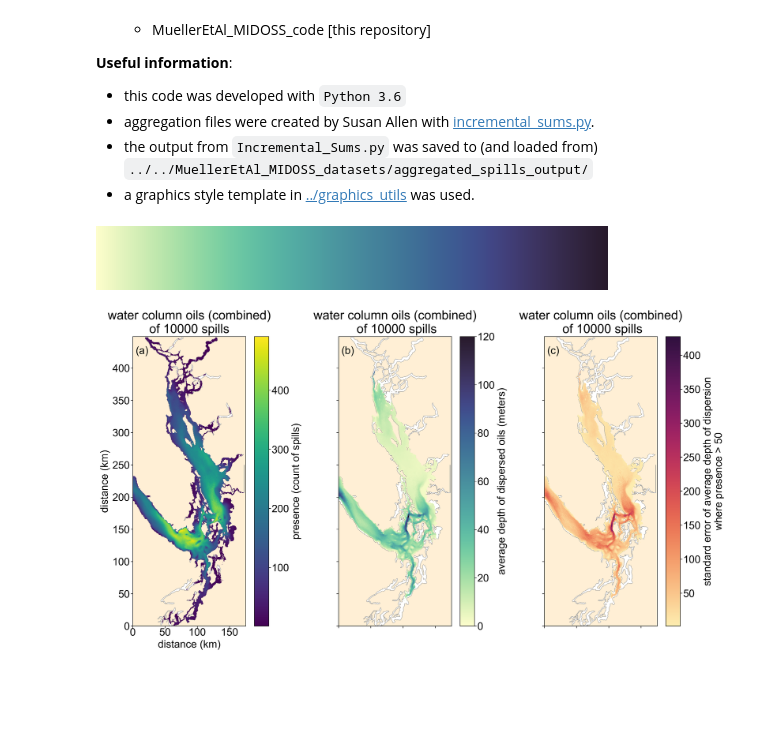
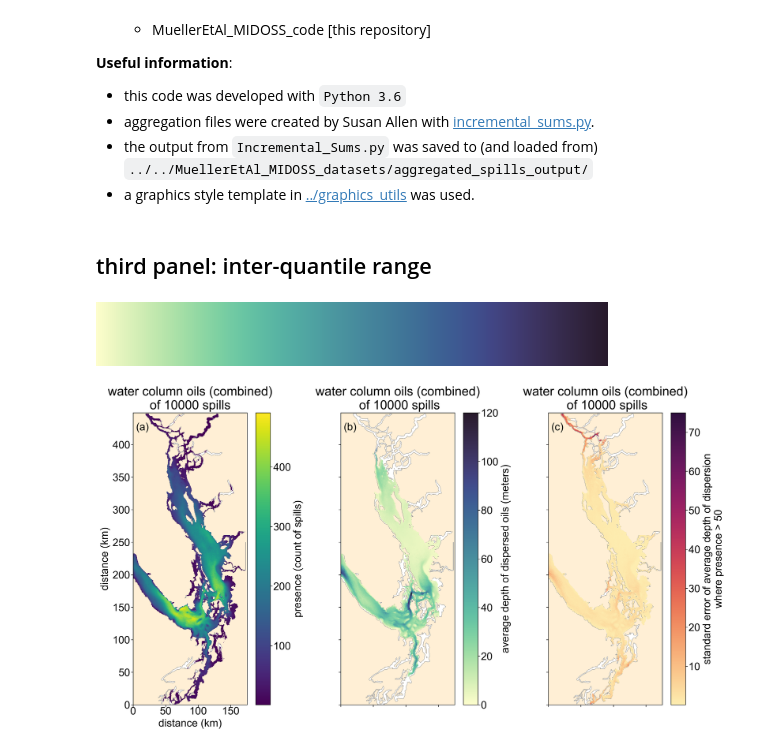
Before and after one commit to MIDOSS/MuellerEtAl_MIDOSS_paper, a Jupyter notebook: notebooks/Part2_Figure5_watercol_presence.ipynb, the cells around one changed output. Drawn from its saved outputs; the diff is of its cells as text; code cells hidden in the pictures; blank space fills up the shorter version.

```diff
--- a/notebooks/Part2_Figure5_watercol_presence.ipynb
+++ b/notebooks/Part2_Figure5_watercol_presence.ipynb
@@ -144,6 +144,21 @@ ma_location_ste_2 = np.ma.masked_where(
 
 wd_absol = absol
 wd_perol = perol
+# %% [markdown]
+## third panel: inter-quantile range
+# %%
+location_25 = np.quantile(oil.deep_location/(oil.deeppresence + eps), 0.25, axis=0)
+location_75 = np.quantile(oil.deep_location/(oil.deeppresence + eps), 0.75, axis=0)
+need = 4   # need four values at a point to calculate quartiles
+
+location = np.ma.masked_array(
+    oil.deep_location[0]/(oil.deeppresence + eps),
+    (oil.deeppresence < need) | (
+    (location_75 - location_25 > absol)
+    & (location_75 - location_25 > perol*ma_deep_location))
+)
+
+ma_location_del = np.ma.masked_array(location_75 - location_25, oil.deeppresence < need)
 # %%
 # water column volume
 ma_deep_oil = np.ma.masked_array(oil.deep_oil[0]/(oil.deeppresence + eps), oil.deeppresence == 0)
@@ -207,35 +222,40 @@ for idx,ax in enumerate(axs):
         ax.xaxis.set_major_formatter(
             ticker.FuncFormatter(lambda x, _: '{:g}'.format(dx*x/1000))
         )
         ax.set_ylabel('distance (km)')
         ax.set_xlabel('distance (km)')
 
 C = axs[0].pcolormesh(ma_deep_pres, zorder=2)
 cb = fig.colorbar(C, ax=axs[0]);
 cb.set_label('presence (count of spills)')
 axs[0].set_title(f'water column oils (combined)\nof {oil.nofiles.values+smalloils} spills');
 
 C = axs[1].pcolormesh(
      ma_deep_location,
     zorder=2, vmin=0, vmax=120, cmap=cm.deep
 )
 cb = fig.colorbar(C, ax=axs[1]);
 cb.set_label('average depth of dispersed oils (meters)')
 axs[1].set_title(f'water column oils (combined)\n of {oil.nofiles.values+smalloils} spills');
 
-C = axs[2].pcolormesh(
-     ma_location_ste_2,
-    zorder=2, cmap=cm.matter
+
+C = axs[2].pcolormesh(ma_location_del,
+    zorder=2, vmax=75, cmap=cm.matter
 )
+
+# C = axs[2].pcolormesh(
+#      ma_location_ste_2,
+#     zorder=2, vmax=75, cmap=cm.matter
+# )
 cb = fig.colorbar(C, ax=axs[2]);
 cb.set_label('standard error of average depth of dispersion\nwhere presence > 50')
 axs[2].set_title(f'water column oils (combined)\n of {oil.nofiles.values+smalloils} spills');
 
 # add suplot labels
 subplot_labels=['(a)','(b)','(c)']
 for idx,ax in enumerate(axs):
     ax.text(10,imax*0.94,subplot_labels[idx])
 
-plt.savefig(graphics_directory/'Part2_Figure4_watercol_presence_all.png')
+plt.savefig(graphics_directory/'Part2_Figure5_watercol_presence_all.png')
 # %% [output]
-[figure, old version]
+[figure, new version]
```
